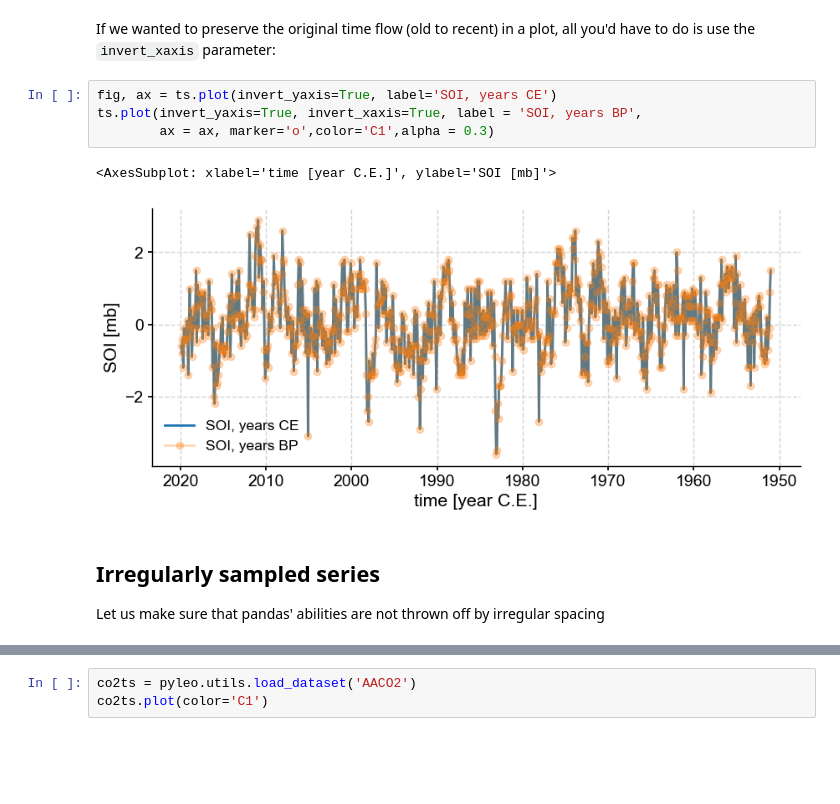
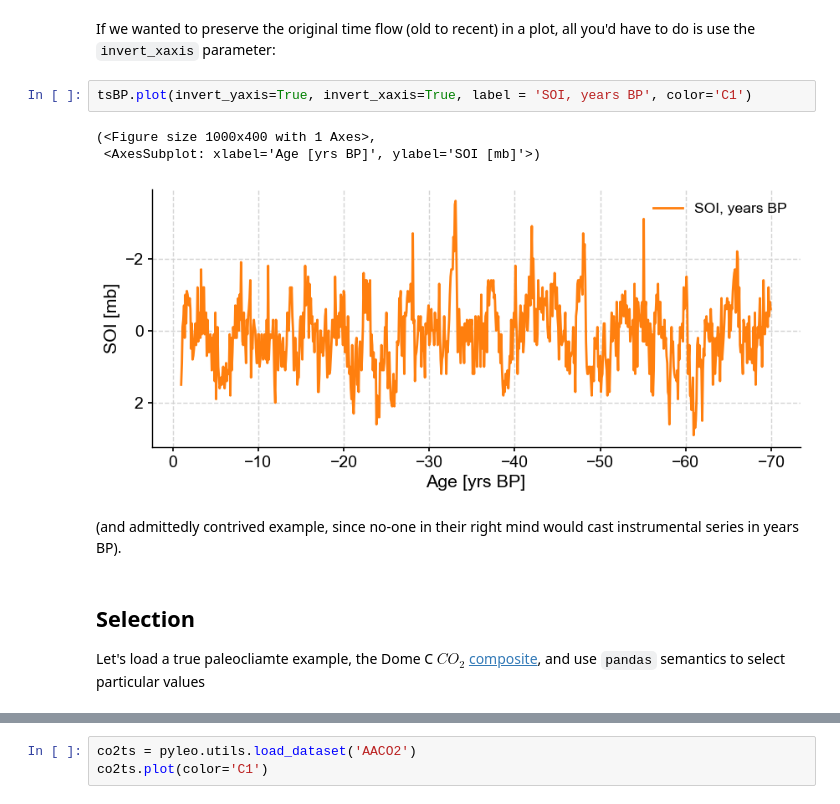
Before and after one commit to LinkedEarth/paleoPandas, a Jupyter notebook: notebooks/Paleopandas Playground.ipynb, the cells around one changed output, grey strips where cells are left out. Drawn from its saved outputs; the diff is of its cells as text; blank space fills up the shorter version.

Commit message:
cleaned up resample examples after midpoint upgrade

```diff
--- a/notebooks/Paleopandas Playground.ipynb
+++ b/notebooks/Paleopandas Playground.ipynb
@@ -229,13 +203,14 @@ DatetimeIndex(['2019-11-30 19:18:55', '2019-10-31 08:49:30',
 # %% [markdown]
 If we wanted to preserve the original time flow (old to recent) in a plot, all you'd have to do is use the `invert_xaxis` parameter:
 # %%
-fig, ax = ts.plot(invert_yaxis=True, label='SOI, years CE')
-ts.plot(invert_yaxis=True, invert_xaxis=True, label = 'SOI, years BP',
-        ax = ax, marker='o',color='C1',alpha = 0.3)
+tsBP.plot(invert_yaxis=True, invert_xaxis=True, label = 'SOI, years BP', color='C1')
 # %% [output]
-<AxesSubplot: xlabel='time [year C.E.]', ylabel='SOI [mb]'>
+(<Figure size 1000x400 with 1 Axes>,
+ <AxesSubplot: xlabel='Age [yrs BP]', ylabel='SOI [mb]'>)
-[figure, old version]
+[figure, new version]
+# %% [markdown]
+(and admittedly contrived example, since no-one in their right mind would cast instrumental series in years BP).
 # %% [markdown]
-## Irregularly sampled series
+## Selection
 
-Let us make sure that pandas' abilities are not thrown off by irregular spacing
+Let's load a true paleocliamte example, the Dome C $CO_2$ [composite](https://www.ncei.noaa.gov/pub/data/paleo/icecore/antarctica/antarctica2015co2composite.txt), and use `pandas` semantics to select particular values
```
Also changed, not shown: parts of 47 cells of this notebook, 1 other file.
